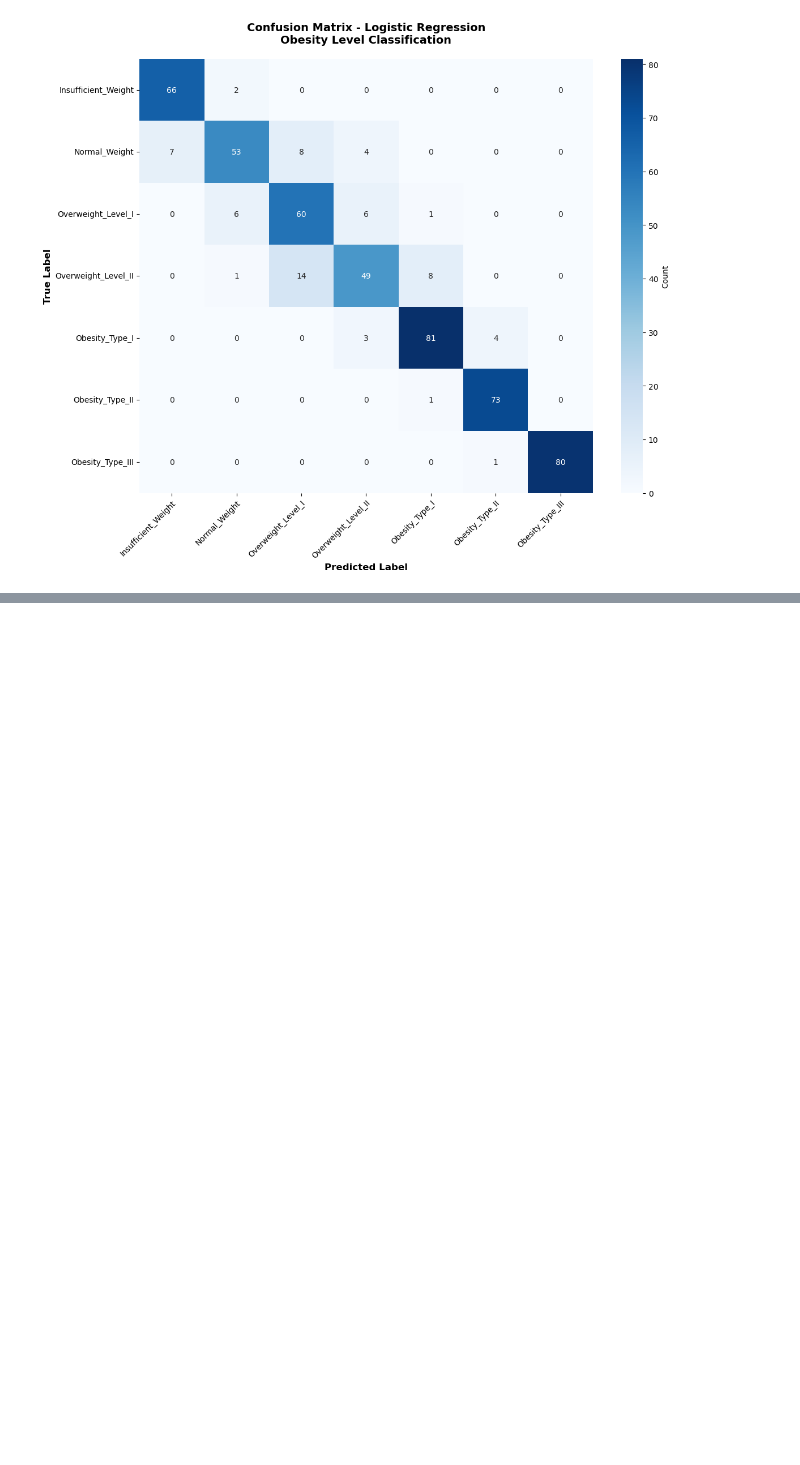
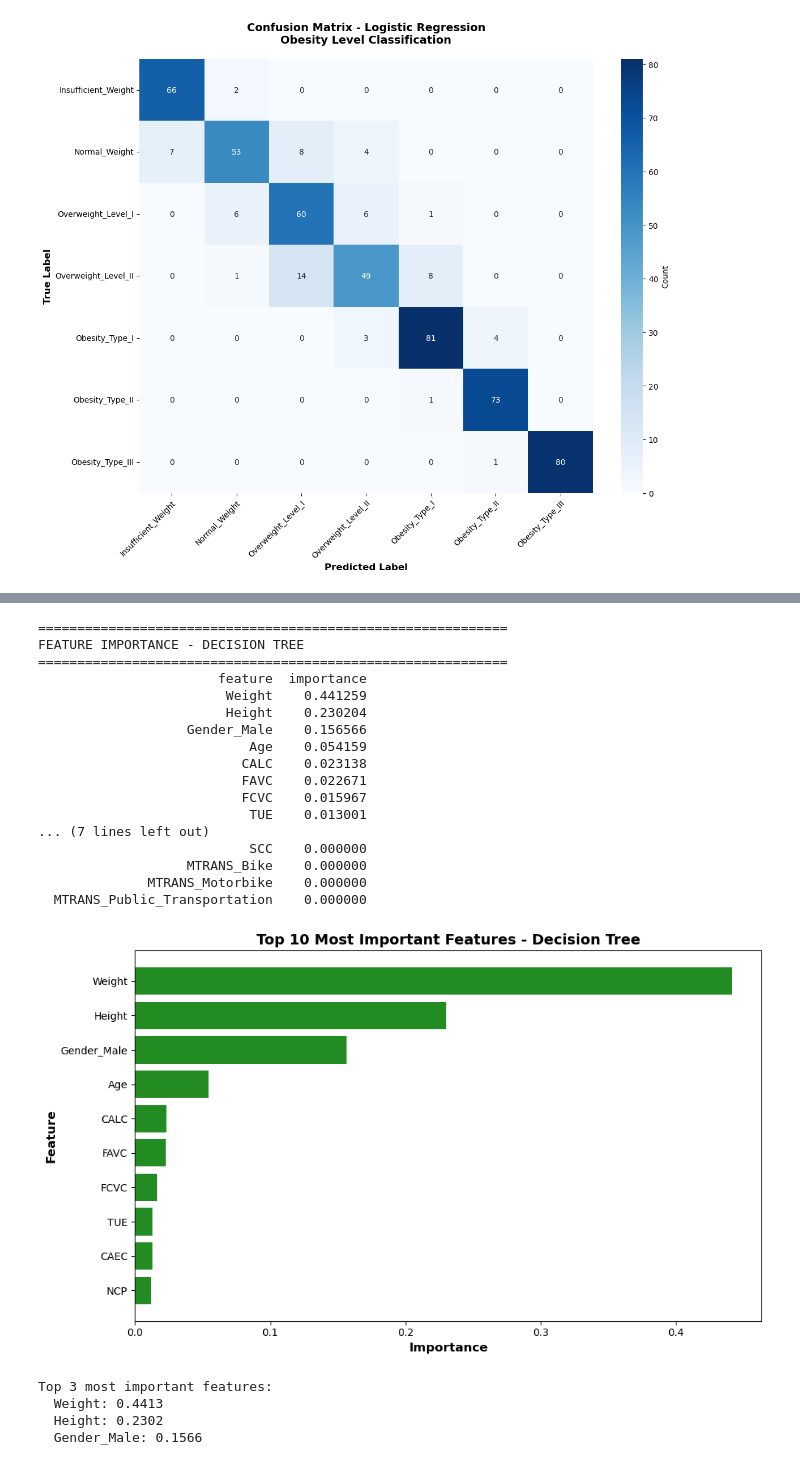
Before and after one commit to r-leeper/scu_obesity_assignment, a Jupyter notebook: cs818_assignment_supervised.ipynb, the cells around one changed output, grey strips where cells are left out. Cells and saved outputs as stored; diff of their text form; code cells hidden in the pictures; blank space fills up the shorter version.

```diff
--- a/cs818_assignment_supervised.ipynb
+++ b/cs818_assignment_supervised.ipynb
@@ -268,0 +277,19 @@ plt.show()
+# %%
+# decision tree classifier
+dt_clf = DecisionTreeClassifier(
+    random_state=13,  # unlcuky for some
+    criterion='gini',  # Gini impurity for splits
+    max_depth=None,   # No depth limit initially
+    min_samples_split=2,
+    min_samples_leaf=1
+)
+
+# Train the model
+print("Training decision tree classifier...")
+dt_clf.fit(X_train_enc, y_train)
+print("✓ Model training completed!")
+
+# Model info
+print(f"\nTree depth: {dt_clf.get_depth()}")
+print(f"Number of leaves: {dt_clf.get_n_leaves()}")
+print(f"Number of features used: {(dt_clf.feature_importances_ > 0).sum()} / {len(X_train_enc.columns)}")
@@ -268,0 +396,51 @@ plt.show()
+# %%
+# Get feature importance
+feature_importance = pd.DataFrame({
+    'feature': X_train_enc.columns,
+    'importance': dt_clf.feature_importances_
+}).sort_values('importance', ascending=False)
+
+print("\n" + "="*60)
+print("FEATURE IMPORTANCE - DECISION TREE")
+print("="*60)
+print(feature_importance.to_string(index=False))
+
+# Visualise top 10 features
+plt.figure(figsize=(10, 6))
+top_features = feature_importance.head(10)
+
+plt.barh(range(len(top_features)), top_features['importance'], color='forestgreen')
+plt.yticks(range(len(top_features)), top_features['feature'])
+plt.xlabel('Importance', fontsize=12, fontweight='bold')
+plt.ylabel('Feature', fontsize=12, fontweight='bold')
+plt.title('Top 10 Most Important Features - Decision Tree', fontsize=14, fontweight='bold')
+plt.gca().invert_yaxis()  # Highest importance at top
+plt.tight_layout()
+plt.show()
+
+print(f"\nTop 3 most important features:")
+for i, row in feature_importance.head(3).iterrows():
+    print(f"  {row['feature']}: {row['importance']:.4f}")
+# %% [output]
+============================================================
+FEATURE IMPORTANCE - DECISION TREE
+============================================================
+                       feature  importance
+                        Weight    0.441259
+                        Height    0.230204
+                   Gender_Male    0.156566
+                           Age    0.054159
+                          CALC    0.023138
+                          FAVC    0.022671
+                          FCVC    0.015967
+                           TUE    0.013001
+... (7 lines left out)
+                           SCC    0.000000
+                   MTRANS_Bike    0.000000
+              MTRANS_Motorbike    0.000000
+  MTRANS_Public_Transportation    0.000000
+[figure, added]
+Top 3 most important features:
+  Weight: 0.4413
+  Height: 0.2302
+  Gender_Male: 0.1566
```
Also changed, not shown: parts of 10 cells of this notebook.
